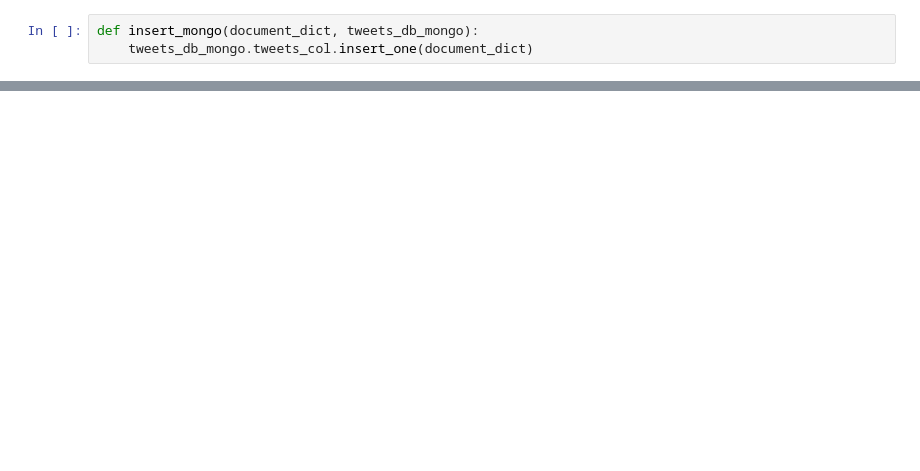
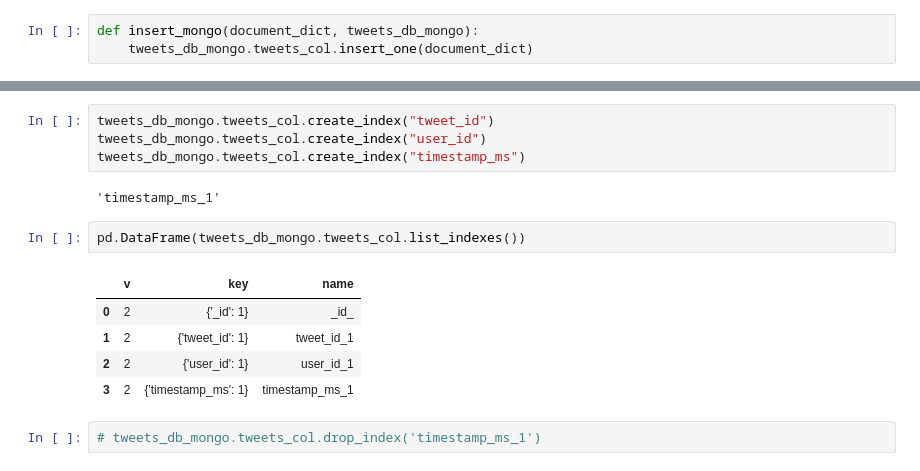
Before and after one commit to yanbronshtein/DataManagementFinalProject_Repo, a Jupyter notebook: group6_twitter_proj.ipynb, the cells around one changed output, grey strips where cells are left out. Drawn from its saved outputs; the diff is of its cells as text; blank space fills up the shorter version.

```diff
--- a/group6_twitter_proj.ipynb
+++ b/group6_twitter_proj.ipynb
@@ -215,0 +273,16 @@ store_data_mongo_mysql(json_one_tweet, sql_conn, sql_cursor, tweets_db_mongo)
+# %%
+tweets_db_mongo.tweets_col.create_index("tweet_id")
+tweets_db_mongo.tweets_col.create_index("user_id")
+tweets_db_mongo.tweets_col.create_index("timestamp_ms")
+# %% [output]
+'timestamp_ms_1'
+# %%
+pd.DataFrame(tweets_db_mongo.tweets_col.list_indexes())
+# %% [output]
+|  | v | key | name |
+| 0 | 2 | {'_id': 1} | _id_ |
+| 1 | 2 | {'tweet_id': 1} | tweet_id_1 |
+| 2 | 2 | {'user_id': 1} | user_id_1 |
+| 3 | 2 | {'timestamp_ms': 1} | timestamp_ms_1 |
+# %%
+# tweets_db_mongo.tweets_col.drop_index('timestamp_ms_1')
```
Also changed, not shown: parts of 30 cells of this notebook, 3 other files.
